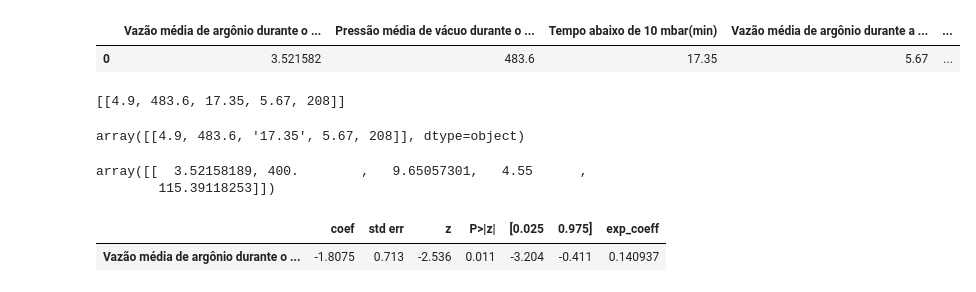
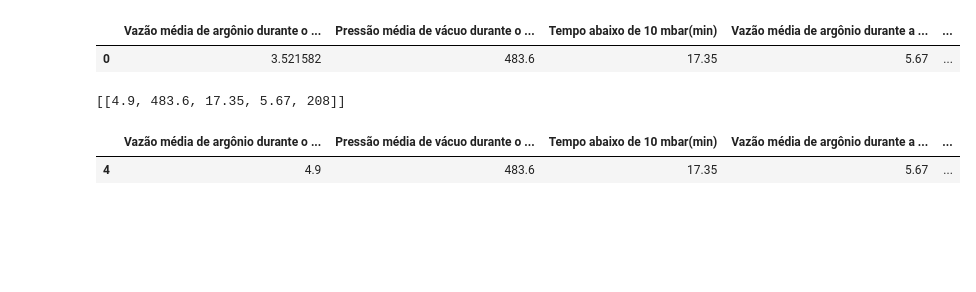
Before and after one commit to lurodriguezzz/intership_metal, a Jupyter notebook: VOD_use_beta_1.ipynb, the cells around one changed output. Saved outputs shown, nothing was run; the diff lists cells and outputs as text; code cells hidden in the pictures; blank space fills up the shorter version.

```diff
--- a/VOD_use_beta_1.ipynb
+++ b/VOD_use_beta_1.ipynb
@@ -523,0 +196,2 @@ Time limit exceeded. Stopping the loop.
+# %%
+teste.drop(index=0, inplace = True)
@@ -523,0 +207,2 @@ Time limit exceeded. Stopping the loop.
+# %%
+teste.index = range(1, len(teste) + 1)
@@ -736,16 +546,7 @@ stp
 # %% [output]
 [[4.9, 483.6, 17.35, 5.67, 208]]
 # %%
-teste.iloc[ent_.index][columns_].values
+teste.iloc[ent_.index][columns_control]
 # %% [output]
-array([[4.9, 483.6, '17.35', 5.67, 208]], dtype=object)
+|  | Vazão média de argônio durante o ... | Pressão média de vácuo durante o ... | Tempo abaixo de 10 mbar(min) | Vazão média de argônio durante a ... | ... |
+| 4 | 4.9 | 483.6 | 17.35 | 5.67 | ... |
-# %%
-stp_n
-# %% [output]
-array([[  3.52158189, 400.        ,   9.65057301,   4.55      ,
-        115.39118253]])
-# %%
-impact_var2
-# %% [output]
-|  | coef | std err | z | P>|z| | [0.025 | 0.975] | exp_coeff |
-| Vazão média de argônio durante o ... | -1.8075 | 0.713 | -2.536 | 0.011 | -3.204 | -0.411 | 0.140937 |
```
Also changed, not shown: parts of 17 cells of this notebook.
